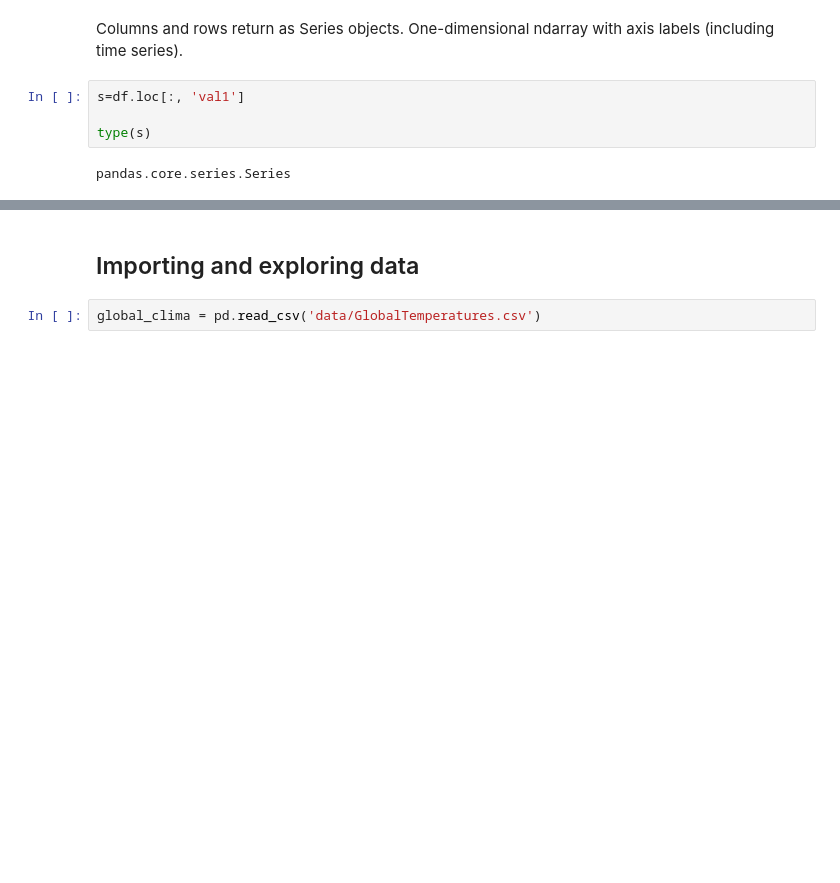
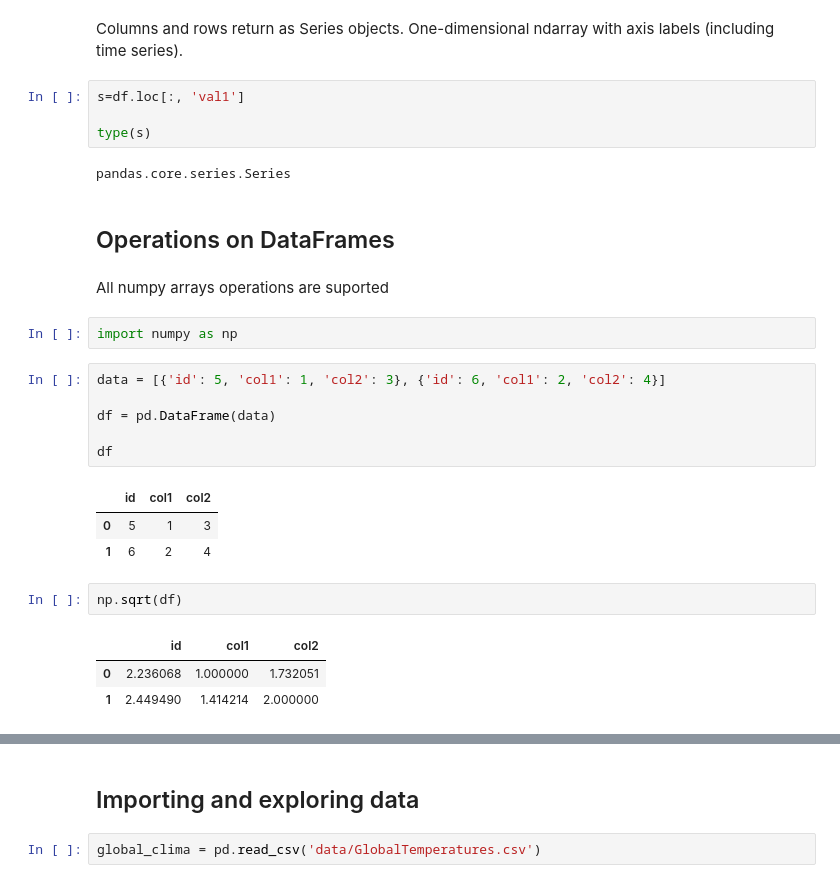
Before and after one commit to douglasvitoreti/scientific-python-lectures, a Jupyter notebook: Lecture-6-Pandas.ipynb, the cells around one changed output, grey strips where cells are left out. Drawn from its saved outputs; the diff is of its cells as text; blank space fills up the shorter version.

```diff
--- a/Lecture-6-Pandas.ipynb
+++ b/Lecture-6-Pandas.ipynb
@@ -163,3 +163,25 @@ s=df.loc[:, 'val1']
 type(s)
 # %% [output]
 pandas.core.series.Series
+# %% [markdown]
+## Operations on DataFrames
+# %% [markdown]
+All numpy arrays operations are suported
+# %%
+import numpy as np
+# %%
+data = [{'id': 5, 'col1': 1, 'col2': 3}, {'id': 6, 'col1': 2, 'col2': 4}]
+
+df = pd.DataFrame(data)
+
+df
+# %% [output]
+|  | id | col1 | col2 |
+| 0 | 5 | 1 | 3 |
+| 1 | 6 | 2 | 4 |
+# %%
+np.sqrt(df)
+# %% [output]
+|  | id | col1 | col2 |
+| 0 | 2.236068 | 1.000000 | 1.732051 |
+| 1 | 2.449490 | 1.414214 | 2.000000 |
```
Also changed, not shown: parts of 5 cells of this notebook, 1 other file.
